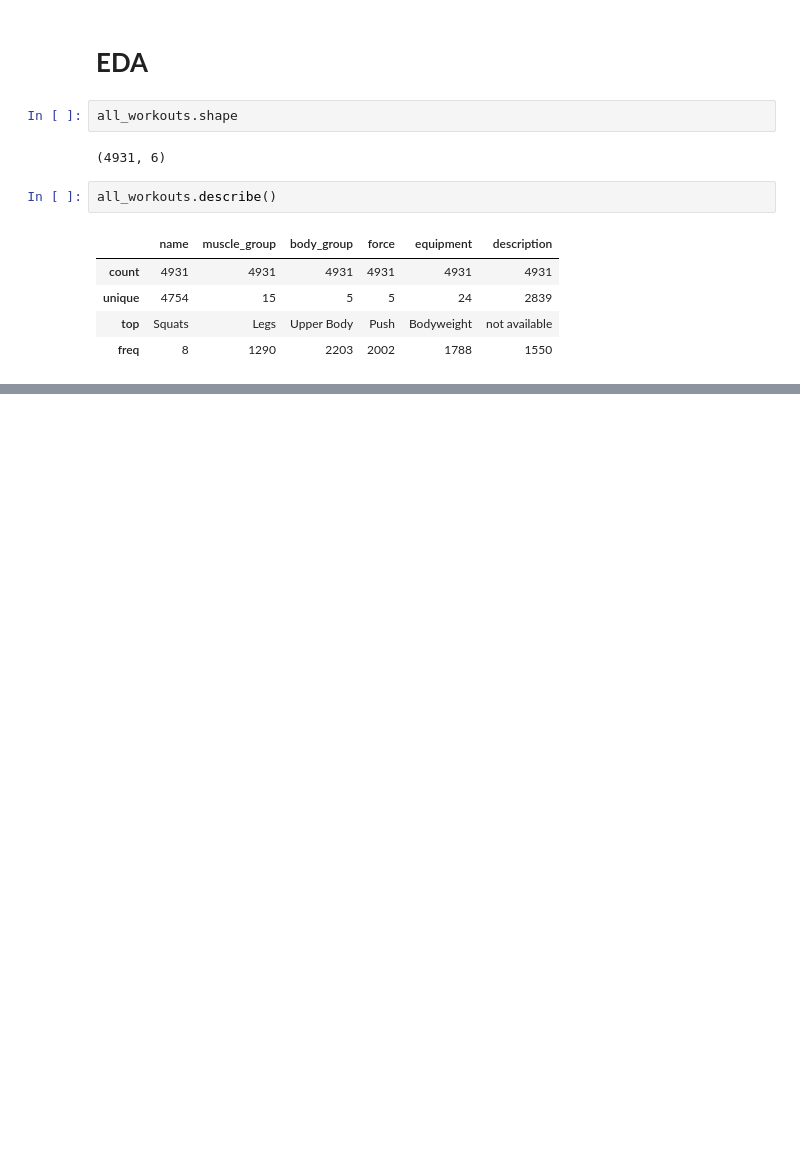
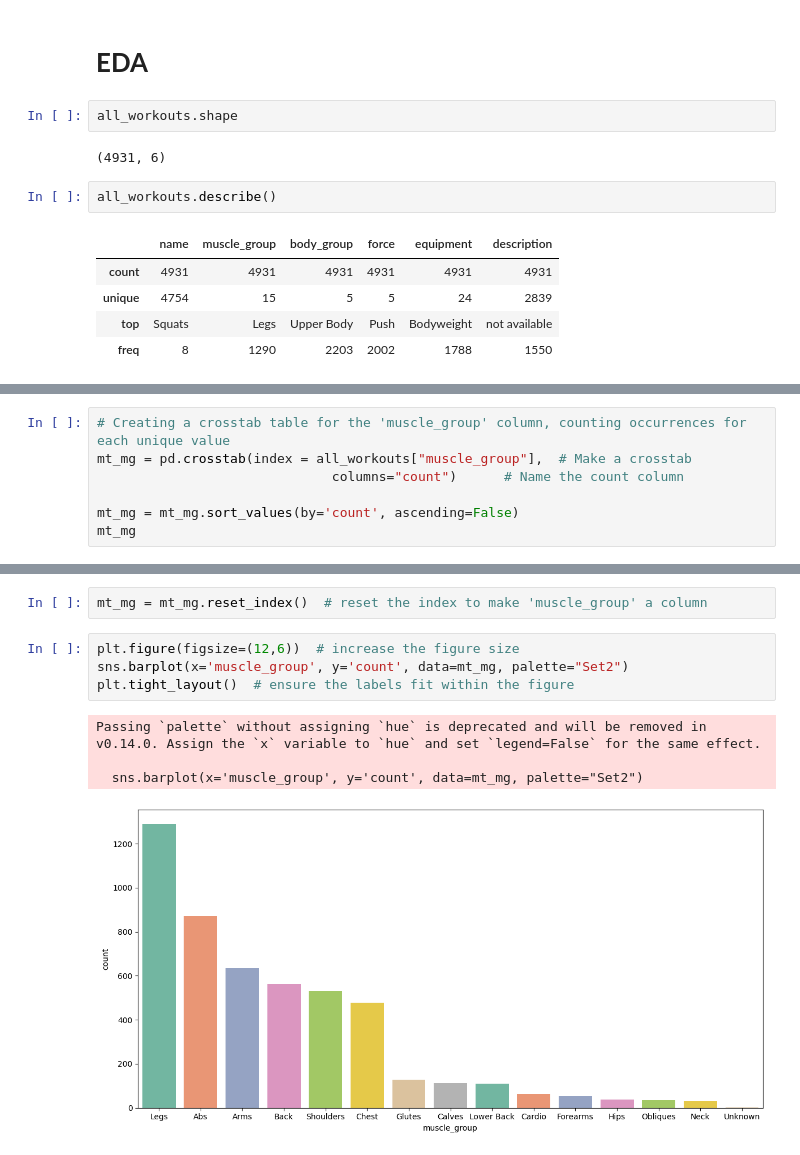
Before and after one commit to DmanDSR/Workout_Recommender_System, a Jupyter notebook: main.ipynb, the cells around one changed output, grey strips where cells are left out. Saved outputs shown, nothing was run; the diff lists cells and outputs as text; blank space fills up the shorter version.

Commit message:
EDA Finished
finished EDA did not write the insights i saw yet. Moving on to next part will come back to insights at a later date

```diff
--- a/main.ipynb
+++ b/main.ipynb
@@ -1038,0 +1059,7 @@ all_workouts.describe()
+# %%
+# Creating a crosstab table for the 'muscle_group' column, counting occurrences for each unique value
+mt_mg = pd.crosstab(index = all_workouts["muscle_group"],  # Make a crosstab
+                              columns="count")      # Name the count column
+
+mt_mg = mt_mg.sort_values(by='count', ascending=False)
+mt_mg
@@ -1038,0 +1105,11 @@ all_workouts.describe()
+# %%
+mt_mg = mt_mg.reset_index()  # reset the index to make 'muscle_group' a column
+# %%
+plt.figure(figsize=(12,6))  # increase the figure size
+sns.barplot(x='muscle_group', y='count', data=mt_mg, palette="Set2")
+plt.tight_layout()  # ensure the labels fit within the figure
+# %% [output]
+Passing `palette` without assigning `hue` is deprecated and will be removed in v0.14.0. Assign the `x` variable to `hue` and set `legend=False` for the same effect.
+
+  sns.barplot(x='muscle_group', y='count', data=mt_mg, palette="Set2")
+[figure, added]
```
Also changed, not shown: parts of 27 cells of this notebook.
